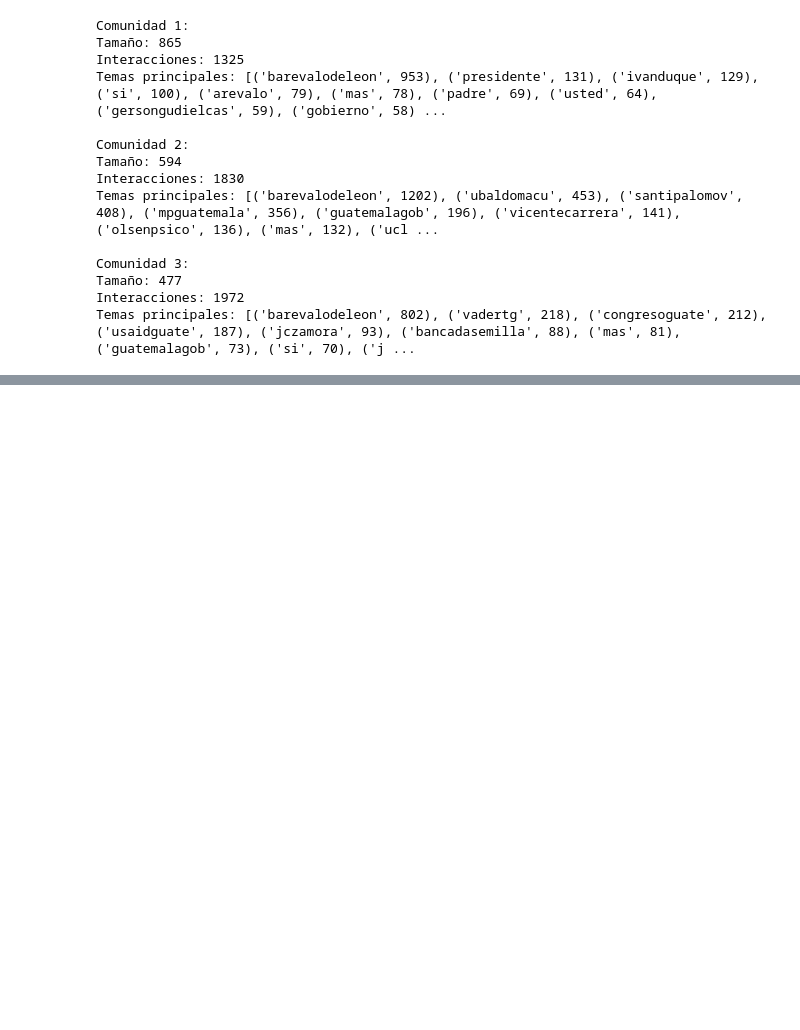
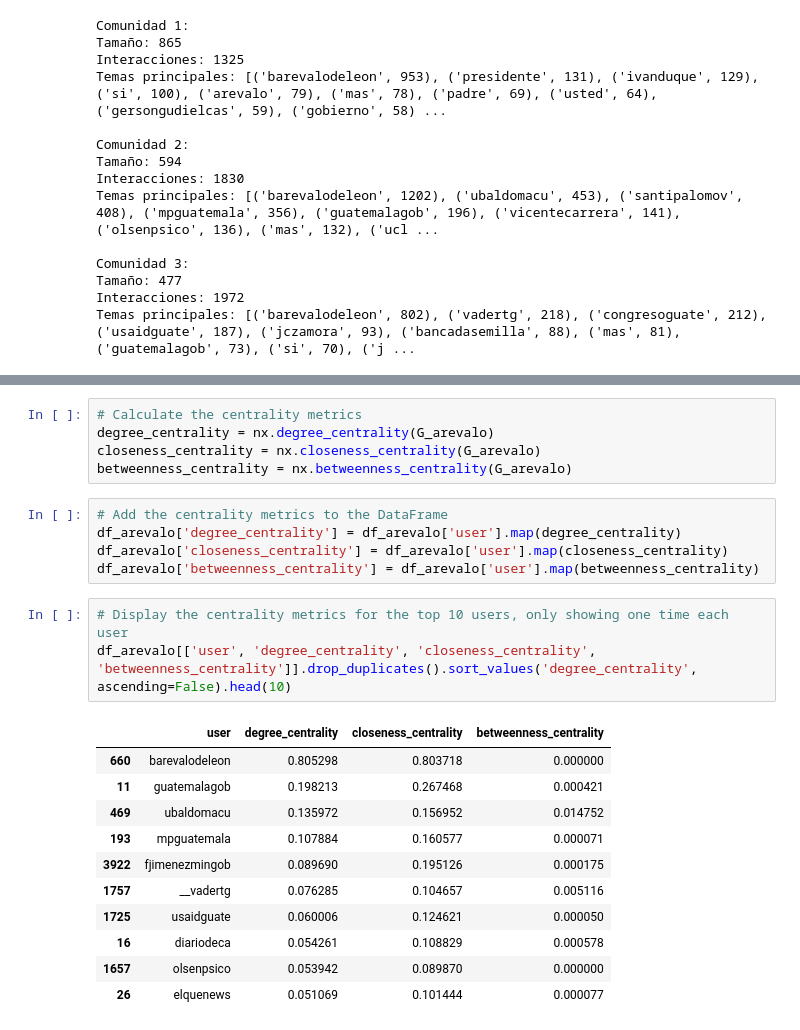
Before and after one commit to FranzCastillo/Social-Network-Analysis, a Jupyter notebook: src/analysis.ipynb, the cells around one changed output, grey strips where cells are left out. Drawn from its saved outputs; the diff is of its cells as text; blank space fills up the shorter version.

```diff
--- a/src/analysis.ipynb
+++ b/src/analysis.ipynb
@@ -577,0 +611,25 @@ Temas principales: [('barevalodeleon', 802), ('vadertg', 218), ('congresoguate',
+# %%
+# Calculate the centrality metrics
+degree_centrality = nx.degree_centrality(G_arevalo)
+closeness_centrality = nx.closeness_centrality(G_arevalo)
+betweenness_centrality = nx.betweenness_centrality(G_arevalo)
+# %%
+# Add the centrality metrics to the DataFrame
+df_arevalo['degree_centrality'] = df_arevalo['user'].map(degree_centrality)
+df_arevalo['closeness_centrality'] = df_arevalo['user'].map(closeness_centrality)
+df_arevalo['betweenness_centrality'] = df_arevalo['user'].map(betweenness_centrality)
+# %%
+# Display the centrality metrics for the top 10 users, only showing one time each user
+df_arevalo[['user', 'degree_centrality', 'closeness_centrality', 'betweenness_centrality']].drop_duplicates().sort_values('degree_centrality', ascending=False).head(10)
+# %% [output]
+|  | user | degree_centrality | closeness_centrality | betweenness_centrality |
+| 660 | barevalodeleon | 0.805298 | 0.803718 | 0.000000 |
+| 11 | guatemalagob | 0.198213 | 0.267468 | 0.000421 |
+| 469 | ubaldomacu | 0.135972 | 0.156952 | 0.014752 |
+| 193 | mpguatemala | 0.107884 | 0.160577 | 0.000071 |
+| 3922 | fjimenezmingob | 0.089690 | 0.195126 | 0.000175 |
+| 1757 | __vadertg | 0.076285 | 0.104657 | 0.005116 |
+| 1725 | usaidguate | 0.060006 | 0.124621 | 0.000050 |
+| 16 | diariodeca | 0.054261 | 0.108829 | 0.000578 |
+| 1657 | olsenpsico | 0.053942 | 0.089870 | 0.000000 |
+| 26 | elquenews | 0.051069 | 0.101444 | 0.000077 |
```
Also changed, not shown: parts of 14 cells of this notebook.
